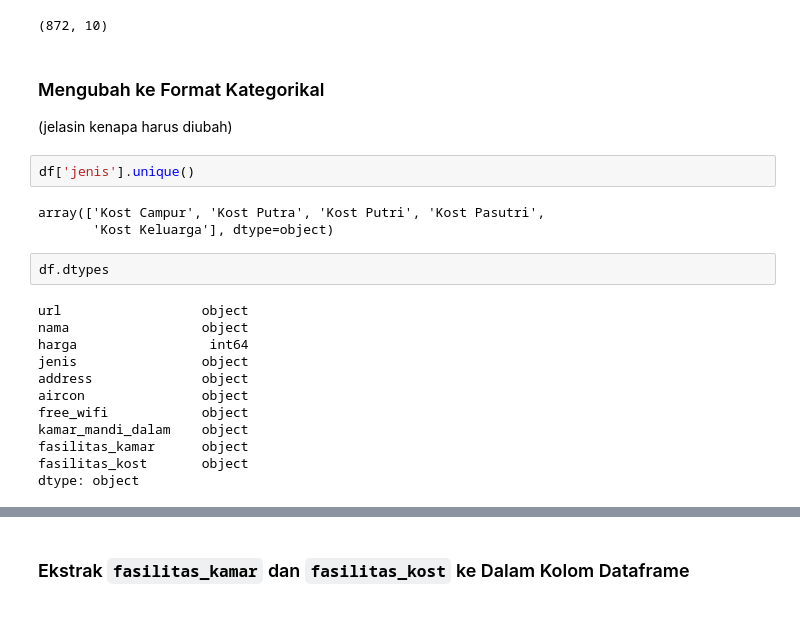
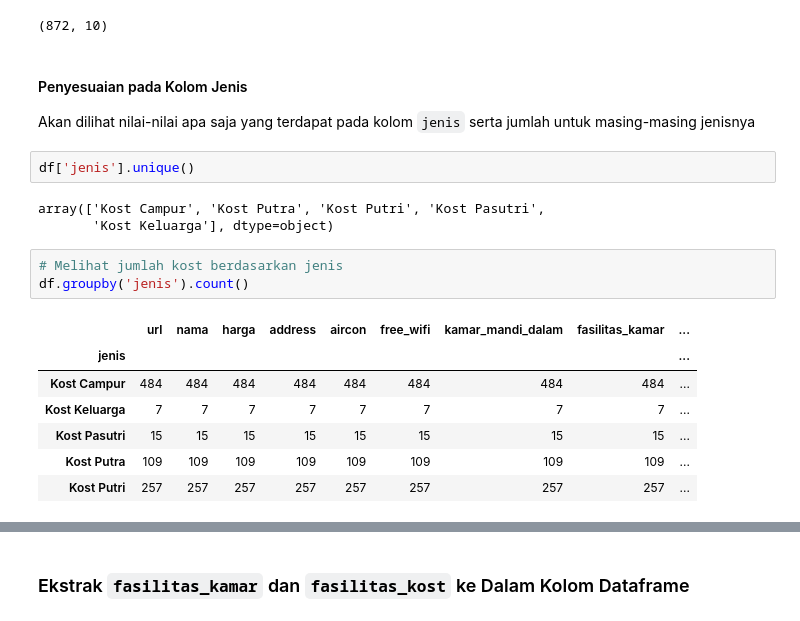
Before and after one commit to IrfanChairurrachman/regression-kost-pricing, a Jupyter notebook: pricing.ipynb, the cells around one changed output, grey strips where cells are left out. Saved outputs shown, nothing was run; the diff lists cells and outputs as text.

```diff
--- a/pricing.ipynb
+++ b/pricing.ipynb
@@ -156,26 +158,23 @@ df = df[(df['harga']>=300000) & (df['harga']<=5000000)]
 df.shape
 # %% [output]
 (872, 10)
-# %% [markdown]
-### Mengubah ke Format Kategorikal
-
-(jelasin kenapa harus diubah)
+# %% [markdown]
+#### Penyesuaian pada Kolom Jenis
+
+Akan dilihat nilai-nilai apa saja yang terdapat pada kolom `jenis` serta jumlah untuk masing-masing jenisnya
 # %%
 df['jenis'].unique()
 # %% [output]
 array(['Kost Campur', 'Kost Putra', 'Kost Putri', 'Kost Pasutri',
        'Kost Keluarga'], dtype=object)
-# %%
-df.dtypes
-# %% [output]
-url                  object
-nama                 object
-harga                 int64
-jenis                object
-address              object
-aircon               object
-free_wifi            object
-kamar_mandi_dalam    object
-fasilitas_kamar      object
-fasilitas_kost       object
-dtype: object
+# %%
+# Melihat jumlah kost berdasarkan jenis
+df.groupby('jenis').count()
+# %% [output]
+|  | url | nama | harga | address | aircon | free_wifi | kamar_mandi_dalam | fasilitas_kamar | ... |
+| jenis |  |  |  |  |  |  |  |  | ... |
+| Kost Campur | 484 | 484 | 484 | 484 | 484 | 484 | 484 | 484 | ... |
+| Kost Keluarga | 7 | 7 | 7 | 7 | 7 | 7 | 7 | 7 | ... |
+| Kost Pasutri | 15 | 15 | 15 | 15 | 15 | 15 | 15 | 15 | ... |
+| Kost Putra | 109 | 109 | 109 | 109 | 109 | 109 | 109 | 109 | ... |
+| Kost Putri | 257 | 257 | 257 | 257 | 257 | 257 | 257 | 257 | ... |
```
Also changed, not shown: parts of 22 cells of this notebook.
